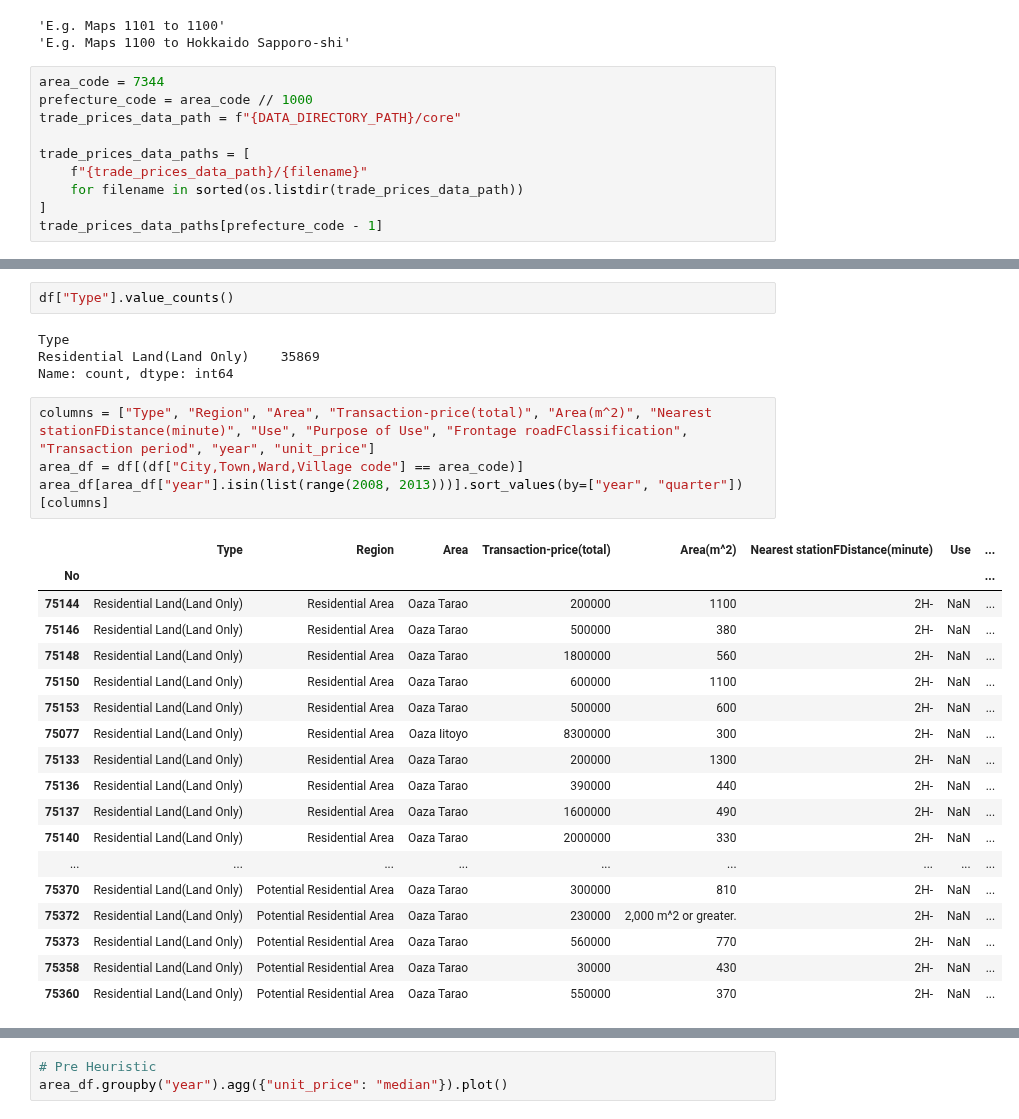
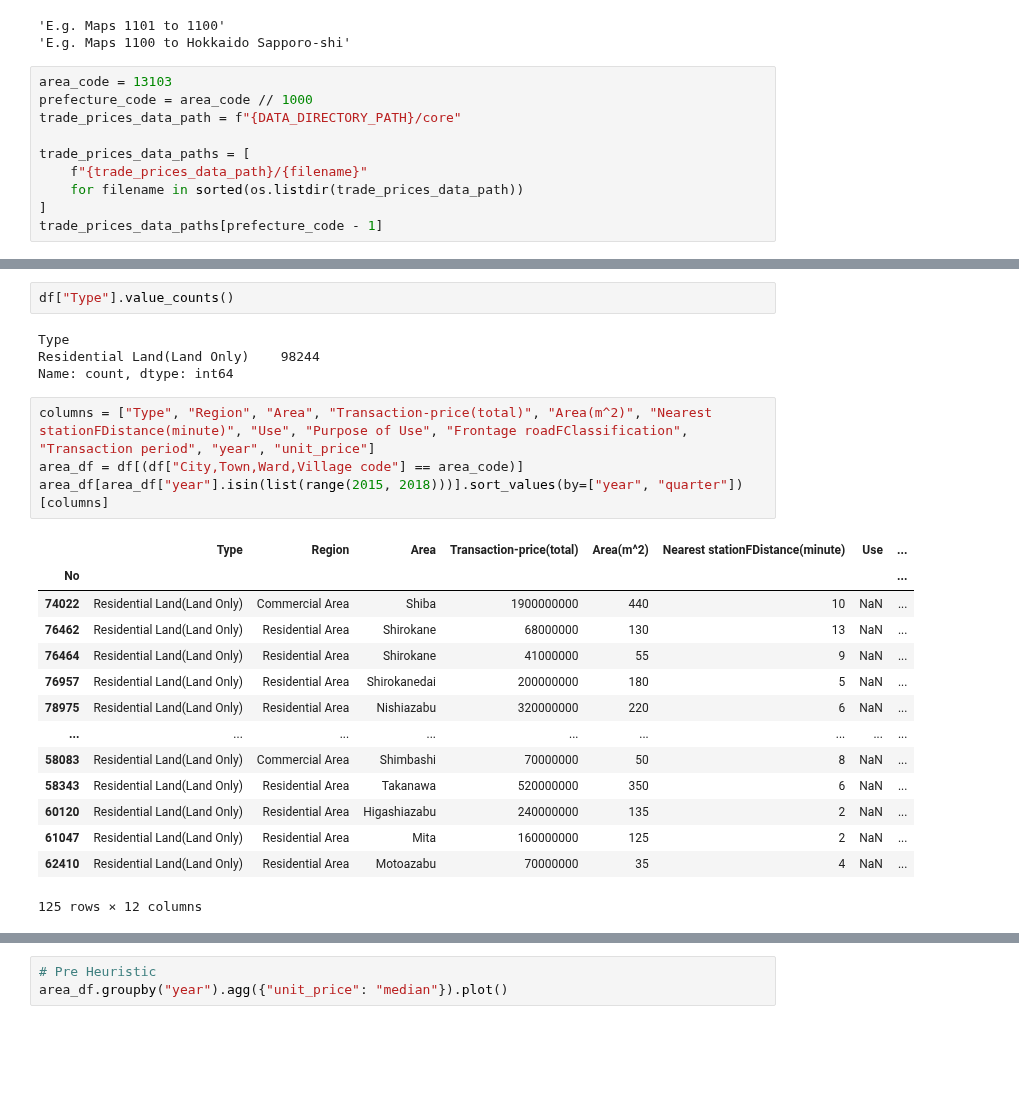
Before and after one commit to diabhaque/Yogen, a Jupyter notebook: notebooks/0_dataset_exploration/core.ipynb, the cells around one changed output, grey strips where cells are left out. Drawn from its saved outputs; the diff is of its cells as text; blank space fills up the shorter version.

```diff
--- a/notebooks/0_dataset_exploration/core.ipynb
+++ b/notebooks/0_dataset_exploration/core.ipynb
@@ -46,7 +46,7 @@ def get_area_from_area_code(area_code):
 'E.g. Maps 1101 to 1100'
 'E.g. Maps 1100 to Hokkaido Sapporo-shi'
 # %%
-area_code = 7344
+area_code = 13103
 prefecture_code = area_code // 1000
 trade_prices_data_path = f"{DATA_DIRECTORY_PATH}/core"
 
@@ -85,6 +86,6 @@ df = df[df["Type"] == asset_types["land"]["label"]]
 df["Type"].value_counts()
 # %% [output]
 Type
-Residential Land(Land Only)    35869
+Residential Land(Land Only)    98244
 Name: count, dtype: int64
 # %%
@@ -92,3 +93,3 @@ columns = ["Type", "Region", "Area", "Transaction-price(total)", "Area(m^2)", "N
 area_df = df[(df["City,Town,Ward,Village code"] == area_code)]
-area_df[area_df["year"].isin(list(range(2008, 2013)))].sort_values(by=["year", "quarter"])[columns]
+area_df[area_df["year"].isin(list(range(2015, 2018)))].sort_values(by=["year", "quarter"])[columns]
 # %% [output]
@@ -96,18 +97,14 @@ area_df[area_df["year"].isin(list(range(2008, 2013)))].sort_values(by=["year", "
 | No |  |  |  |  |  |  |  | ... |
-| 75144 | Residential Land(Land Only) | Residential Area | Oaza Tarao | 200000 | 1100 | 2H- | NaN | ... |
-| 75146 | Residential Land(Land Only) | Residential Area | Oaza Tarao | 500000 | 380 | 2H- | NaN | ... |
-| 75148 | Residential Land(Land Only) | Residential Area | Oaza Tarao | 1800000 | 560 | 2H- | NaN | ... |
-| 75150 | Residential Land(Land Only) | Residential Area | Oaza Tarao | 600000 | 1100 | 2H- | NaN | ... |
-| 75153 | Residential Land(Land Only) | Residential Area | Oaza Tarao | 500000 | 600 | 2H- | NaN | ... |
-| 75077 | Residential Land(Land Only) | Residential Area | Oaza Iitoyo | 8300000 | 300 | 2H- | NaN | ... |
-| 75133 | Residential Land(Land Only) | Residential Area | Oaza Tarao | 200000 | 1300 | 2H- | NaN | ... |
-| 75136 | Residential Land(Land Only) | Residential Area | Oaza Tarao | 390000 | 440 | 2H- | NaN | ... |
-| 75137 | Residential Land(Land Only) | Residential Area | Oaza Tarao | 1600000 | 490 | 2H- | NaN | ... |
-| 75140 | Residential Land(Land Only) | Residential Area | Oaza Tarao | 2000000 | 330 | 2H- | NaN | ... |
+| 74022 | Residential Land(Land Only) | Commercial Area | Shiba | 1900000000 | 440 | 10 | NaN | ... |
+| 76462 | Residential Land(Land Only) | Residential Area | Shirokane | 68000000 | 130 | 13 | NaN | ... |
+| 76464 | Residential Land(Land Only) | Residential Area | Shirokane | 41000000 | 55 | 9 | NaN | ... |
+| 76957 | Residential Land(Land Only) | Residential Area | Shirokanedai | 200000000 | 180 | 5 | NaN | ... |
+| 78975 | Residential Land(Land Only) | Residential Area | Nishiazabu | 320000000 | 220 | 6 | NaN | ... |
 | ... | ... | ... | ... | ... | ... | ... | ... | ... |
-| 75370 | Residential Land(Land Only) | Potential Residential Area | Oaza Tarao | 300000 | 810 | 2H- | NaN | ... |
-| 75372 | Residential Land(Land Only) | Potential Residential Area | Oaza Tarao | 230000 | 2,000 m^2 or greater. | 2H- | NaN | ... |
-| 75373 | Residential Land(Land Only) | Potential Residential Area | Oaza Tarao | 560000 | 770 | 2H- | NaN | ... |
-| 75358 | Residential Land(Land Only) | Potential Residential Area | Oaza Tarao | 30000 | 430 | 2H- | NaN | ... |
-| 75360 | Residential Land(Land Only) | Potential Residential Area | Oaza Tarao | 550000 | 370 | 2H- | NaN | ... |
+| 58083 | Residential Land(Land Only) | Commercial Area | Shimbashi | 70000000 | 50 | 8 | NaN | ... |
+| 58343 | Residential Land(Land Only) | Residential Area | Takanawa | 520000000 | 350 | 6 | NaN | ... |
+| 60120 | Residential Land(Land Only) | Residential Area | Higashiazabu | 240000000 | 135 | 2 | NaN | ... |
+| 61047 | Residential Land(Land Only) | Residential Area | Mita | 160000000 | 125 | 2 | NaN | ... |
+| 62410 | Residential Land(Land Only) | Residential Area | Motoazabu | 70000000 | 35 | 4 | NaN | ... |
+125 rows × 12 columns
 # %%
```
Also changed, not shown: parts of 3 cells of this notebook, 12 other files.
